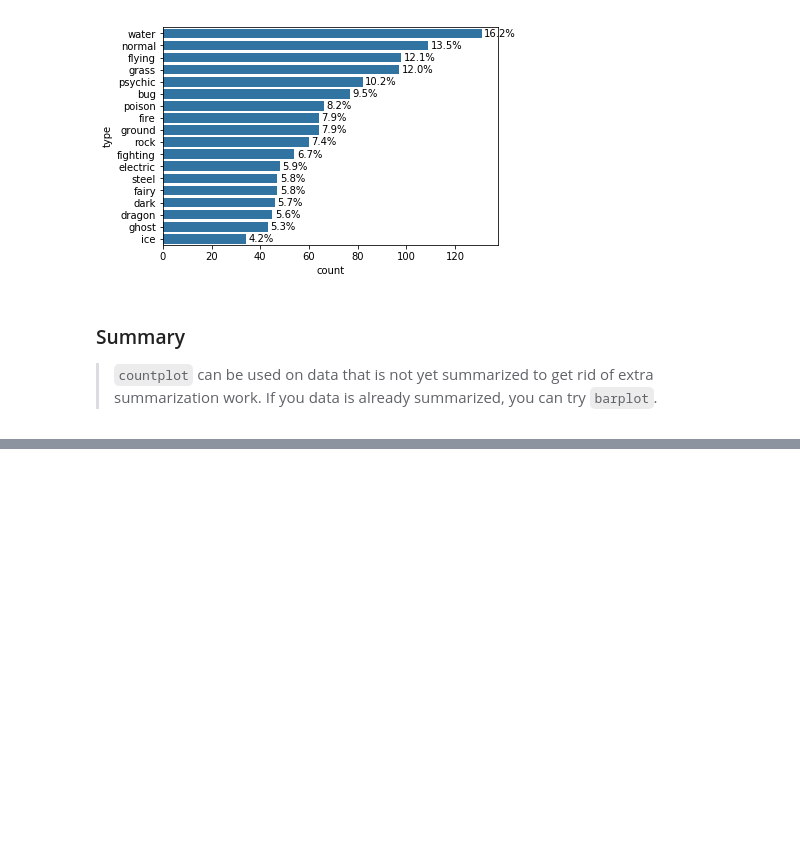
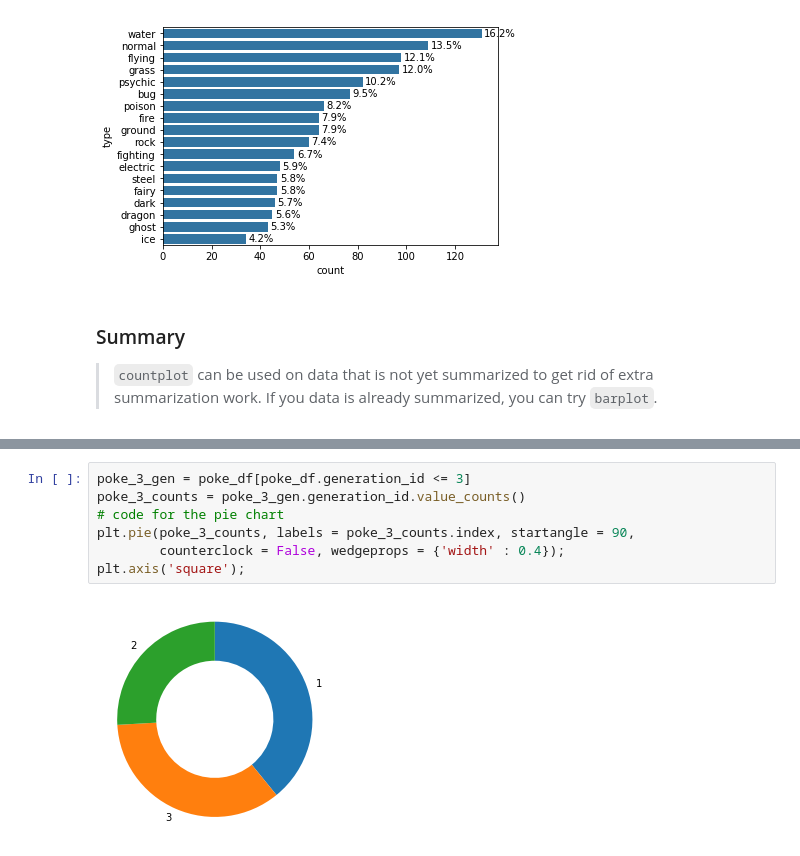
Before and after one commit to eatPizza311/data_visualization, a Jupyter notebook: 1.Univariate exploration of data.ipynb, the cells around one changed output, grey strips where cells are left out. Saved outputs shown, nothing was run; the diff lists cells and outputs as text; blank space fills up the shorter version.

Commit message:
feat: add pie chart to 1.Univariate exploration of data

```diff
--- a/1.Univariate exploration of data.ipynb
+++ b/1.Univariate exploration of data.ipynb
@@ -140,0 +156,9 @@ for loc, label in zip(locs, labels):
+# %%
+poke_3_gen = poke_df[poke_df.generation_id <= 3]
+poke_3_counts = poke_3_gen.generation_id.value_counts()
+# code for the pie chart
+plt.pie(poke_3_counts, labels = poke_3_counts.index, startangle = 90,
+        counterclock = False, wedgeprops = {'width' : 0.4});
+plt.axis('square');
+# %% [output]
+[figure, added]
```
Also changed, not shown: parts of 1 cell of this notebook.
